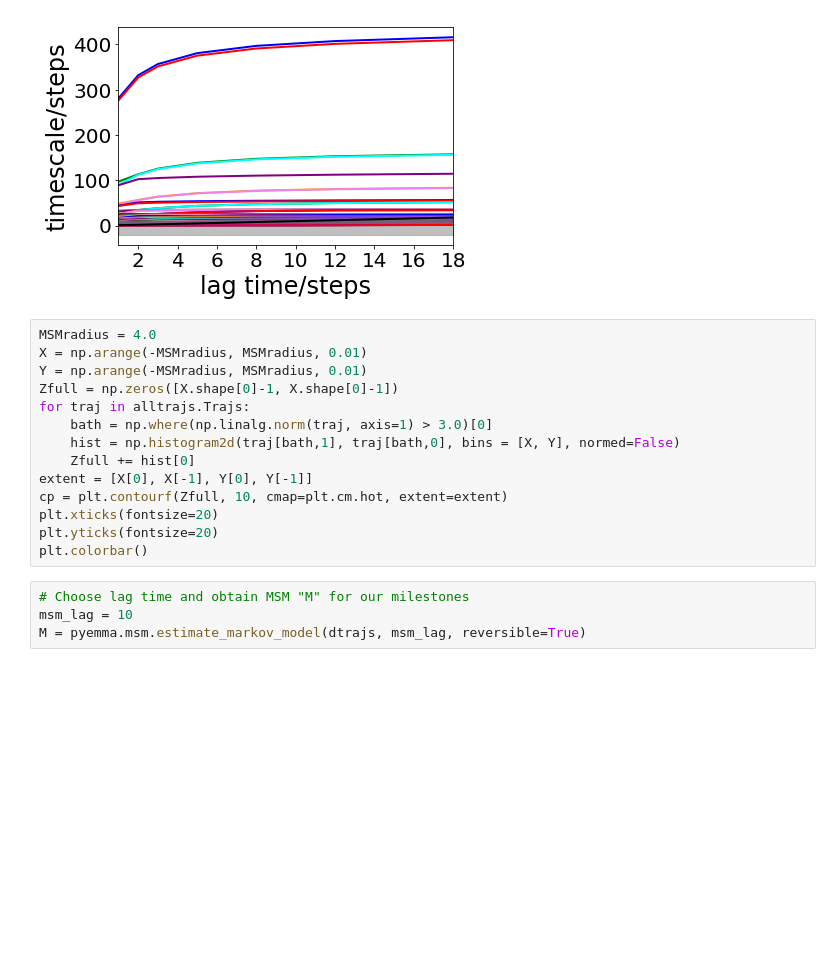
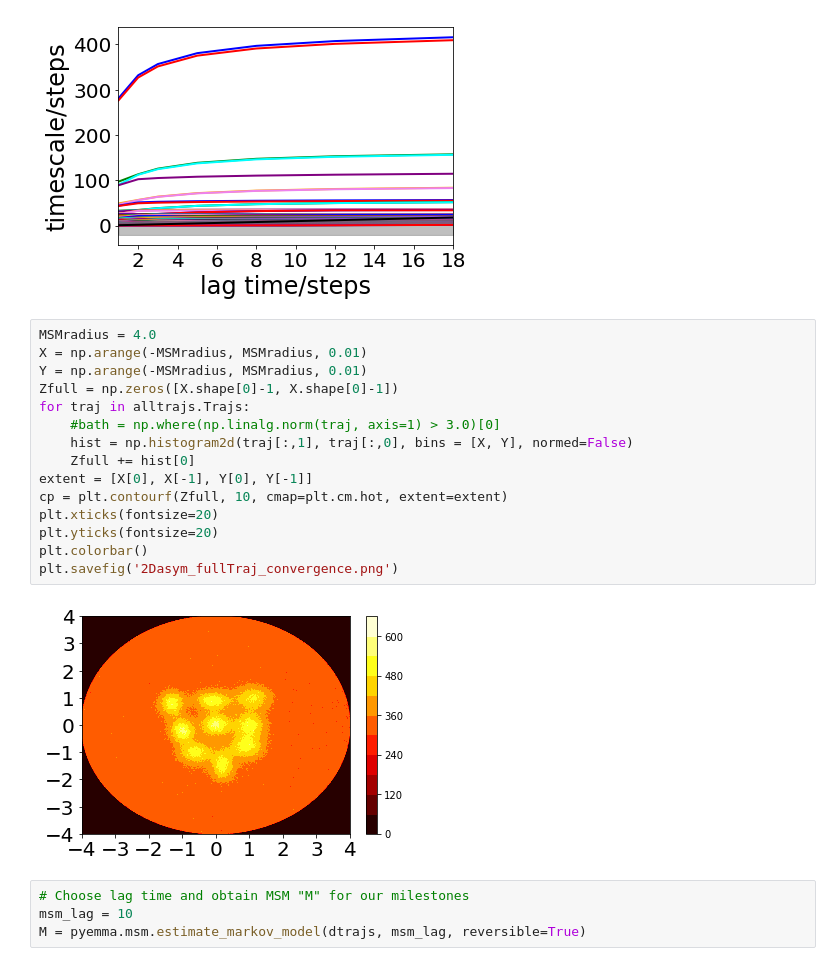
Before and after one commit to markovmodel/msmrd, a Jupyter notebook: scripts/createMSM_asym2D.ipynb, the cells around one changed output. Saved outputs shown, nothing was run; the diff lists cells and outputs as text; blank space fills up the shorter version.

```diff
--- a/scripts/createMSM_asym2D.ipynb
+++ b/scripts/createMSM_asym2D.ipynb
@@ -230,17 +230,20 @@ plt.yticks(fontsize=20)
 # %%
 MSMradius = 4.0
 X = np.arange(-MSMradius, MSMradius, 0.01)
 Y = np.arange(-MSMradius, MSMradius, 0.01)
 Zfull = np.zeros([X.shape[0]-1, X.shape[0]-1])
 for traj in alltrajs.Trajs:
-    bath = np.where(np.linalg.norm(traj, axis=1) > 3.0)[0]
-    hist = np.histogram2d(traj[bath,1], traj[bath,0], bins = [X, Y], normed=False)
+    #bath = np.where(np.linalg.norm(traj, axis=1) > 3.0)[0]
+    hist = np.histogram2d(traj[:,1], traj[:,0], bins = [X, Y], normed=False)
     Zfull += hist[0]
 extent = [X[0], X[-1], Y[0], Y[-1]]
 cp = plt.contourf(Zfull, 10, cmap=plt.cm.hot, extent=extent)
 plt.xticks(fontsize=20)
 plt.yticks(fontsize=20)
 plt.colorbar()
+plt.savefig('2Dasym_fullTraj_convergence.png')
+# %% [output]
+[figure, added]
 # %%
 # Choose lag time and obtain MSM "M" for our milestones
 msm_lag = 10
```
Also changed, not shown: 5 other files.
